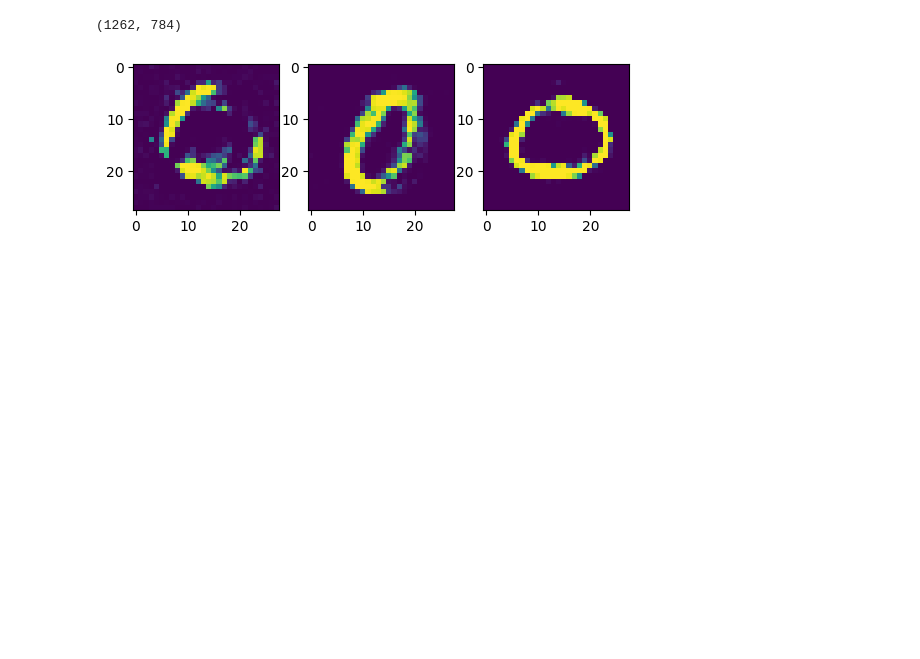
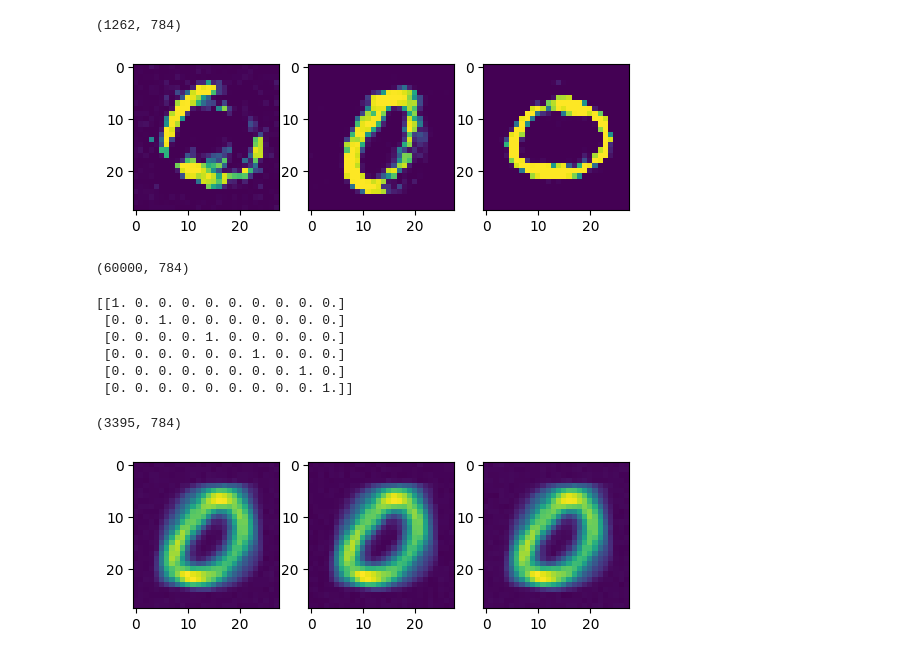
Before and after one commit to elfirdoussilab1/Synthetic-data, a Jupyter notebook: test_utils.ipynb, the cells around one changed output. Saved outputs shown, nothing was run; the diff lists cells and outputs as text; code cells hidden in the pictures; blank space fills up the shorter version.

Commit message:
MNIST experiments using linear model

```diff
--- a/test_utils.ipynb
+++ b/test_utils.ipynb
@@ -516,0 +520,40 @@ for i, img in enumerate(imgs):
+# %%
+val_data.X.shape
+# %% [output]
+(60000, 784)
+# %%
+import numpy as np
+
+# Example array
+arr = np.array([0, 2, 4, 6, 8, 9])
+
+# One-hot encoding
+one_hot_encoded = np.eye(10)[arr]
+
+print(one_hot_encoded)
+# %% [output]
+[[1. 0. 0. 0. 0. 0. 0. 0. 0. 0.]
+ [0. 0. 1. 0. 0. 0. 0. 0. 0. 0.]
+ [0. 0. 0. 0. 1. 0. 0. 0. 0. 0.]
+ [0. 0. 0. 0. 0. 0. 1. 0. 0. 0.]
+ [0. 0. 0. 0. 0. 0. 0. 0. 1. 0.]
+ [0. 0. 0. 0. 0. 0. 0. 0. 0. 1.]]
+# %%
+from dataset import *
+n = 100
+m = 1000
+train_data = MNIST_generator(n, m, 'cpu', train = True, m_estim = 800, estimate_cov= True, supervision= True )
+# %%
+X_s = train_data.X_s
+X_s.shape
+# %% [output]
+(3395, 784)
+# %%
+import matplotlib.pyplot as plt
+
+imgs = X_s[:3]
+fig, ax = plt.subplots(1, 3)
+for i, img in enumerate(imgs):
+    ax[i].imshow(img.reshape(28, 28))
+# %% [output]
+[figure, added]
```
Also changed, not shown: parts of 1 cell of this notebook, 23 other files.
